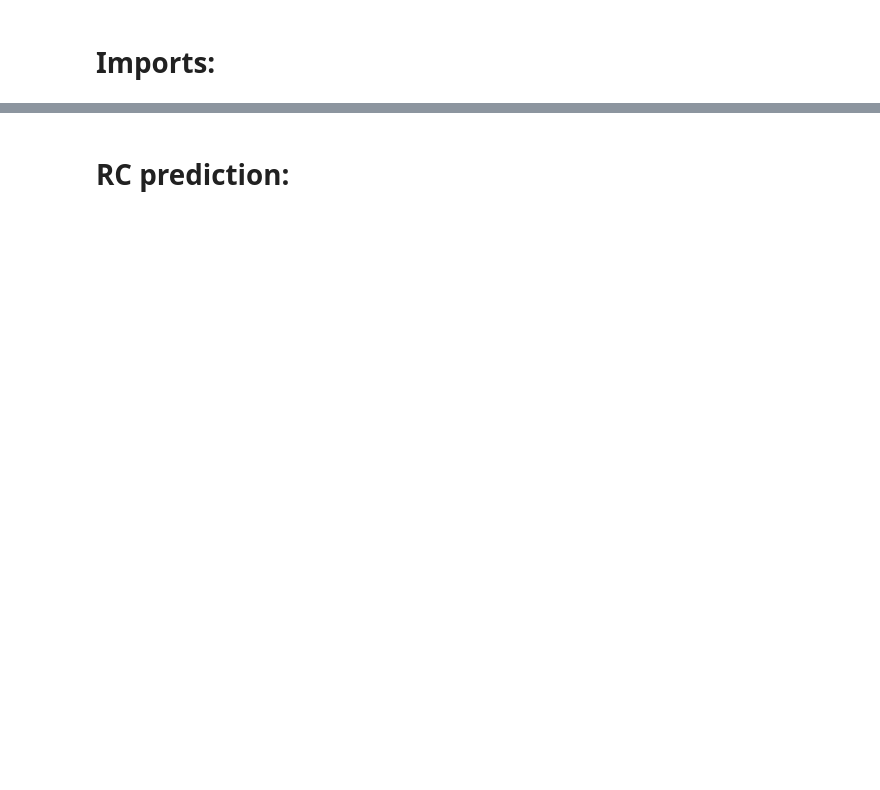
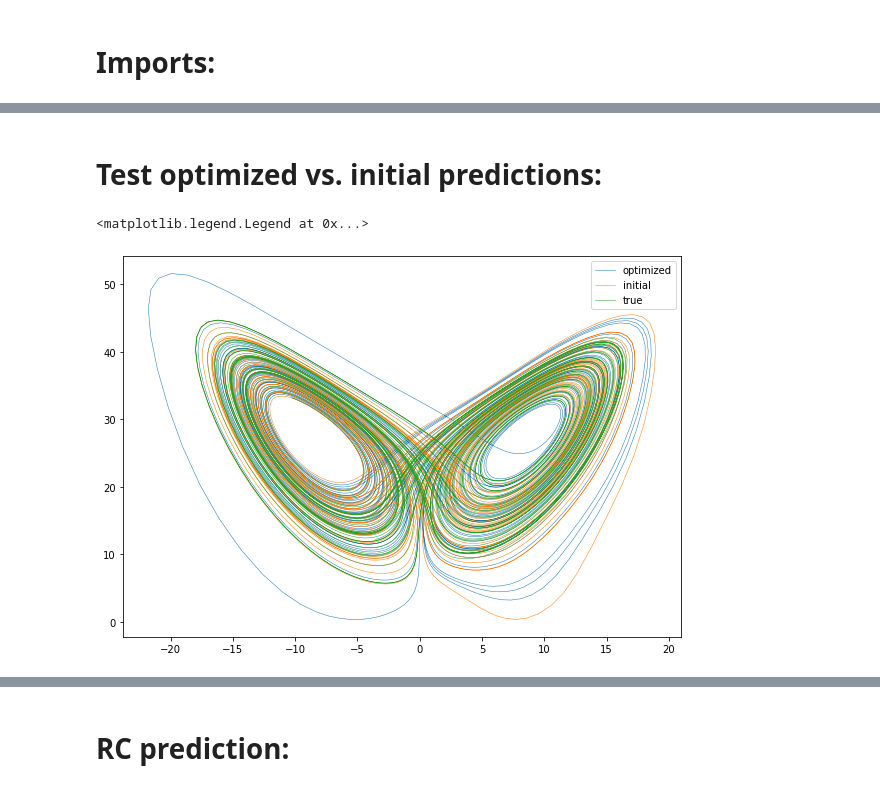
Before and after one commit to DuncDennis/rescomp, a Jupyter notebook: bin/lyapunov_exponents_testing/phyics_informed_RC_doan.ipynb, the cells around one changed output, grey strips where cells are left out. Cells and saved outputs as stored; diff of their text form; code cells hidden in the pictures; blank space fills up the shorter version.

```diff
--- a/bin/lyapunov_exponents_testing/phyics_informed_RC_doan.ipynb
+++ b/bin/lyapunov_exponents_testing/phyics_informed_RC_doan.ipynb
@@ -12,0 +175,8 @@ import rescomp
+# %%
+sync_steps = 300
+steps = 1000
+wout_shape = (3, 200)
+model = Lorenz_model_array
+method = "L-BFGS-B"
+out = minimize_physical_error(w_out_init, esn, time_series, steps, sync_steps, model, wout_shape, dt_L,
+                              method=method, options={"disp": True, "maxiter": 10})
@@ -12,0 +201,31 @@ import rescomp
+# %% [markdown]
+# Test optimized vs. initial predictions:
+# %%
+sync_steps = 300
+steps = 5000
+# %%
+# optimized reservoir:
+w_out_opt = out["x"].reshape(wout_shape)
+esn.reset_res_state()
+esn._w_out = w_out_opt
+# synchronize:
+esn.synchronize(time_series[:sync_steps, :])
+# predict:
+y_pred_opt, y_test_opt = esn.predict(time_series[sync_steps-1:sync_steps+steps], save_r=False)
+# %%
+# initial reservoir:
+esn.reset_res_state()
+esn._w_out = w_out_init
+# synchronize:
+esn.synchronize(time_series[:sync_steps, :])
+# predict:
+y_pred_init, y_test_init = esn.predict(time_series[sync_steps-1:sync_steps+steps], save_r=False)
+# %%
+y_test = y_test_init # its the same as y_test_opt
+plt.plot(y_pred_opt[:, 0], y_pred_opt[:, 2], linewidth=0.5, label="optimized")
+plt.plot(y_pred_init[:, 0], y_pred_init[:, 2], linewidth=0.5, label="initial")
+plt.plot(y_test[:, 0], y_test[:, 2], linewidth=0.5, label="true")
+plt.legend()
+# %% [output]
+<matplotlib.legend.Legend at 0x...>
+[figure, added]
```
Also changed, not shown: parts of 39 cells of this notebook.
